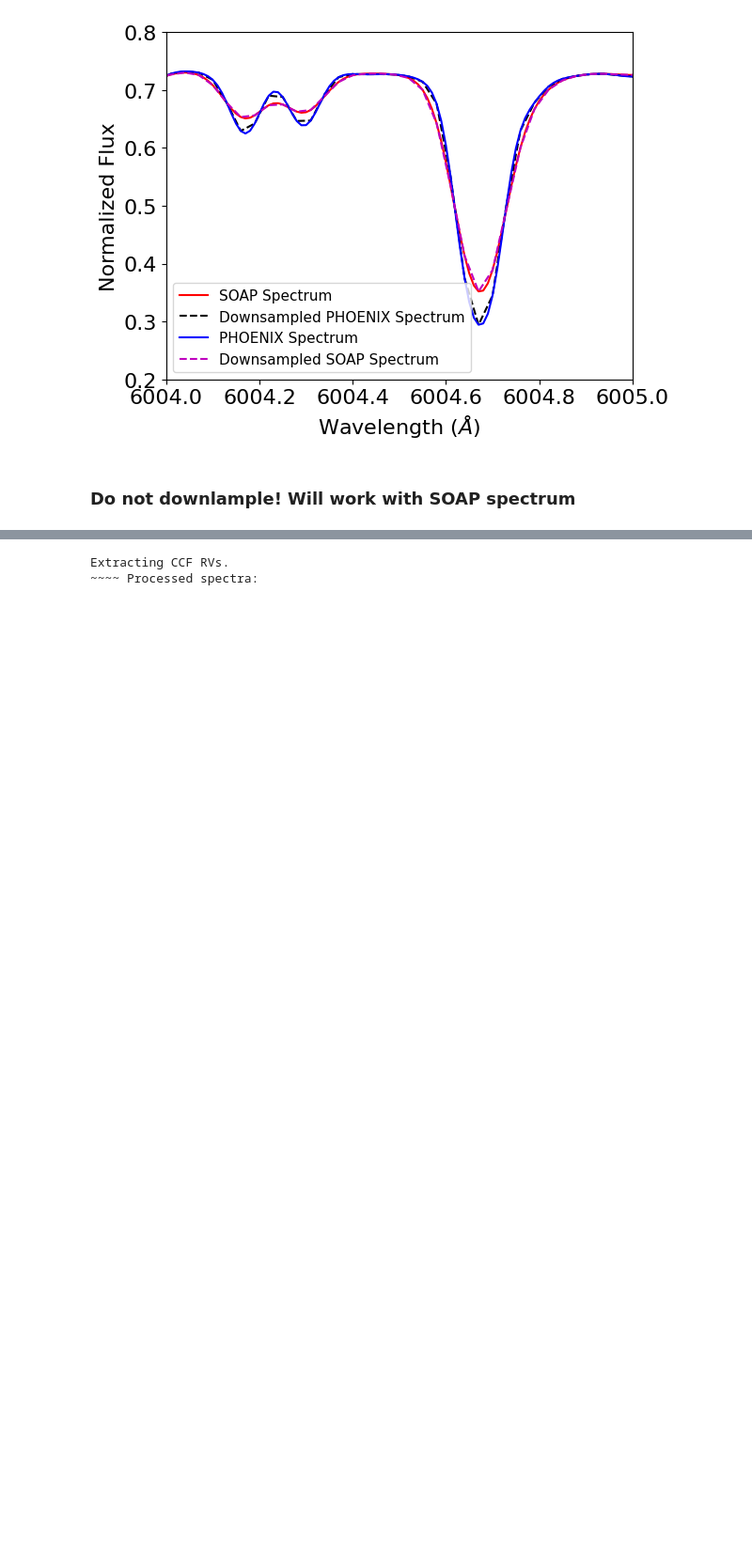
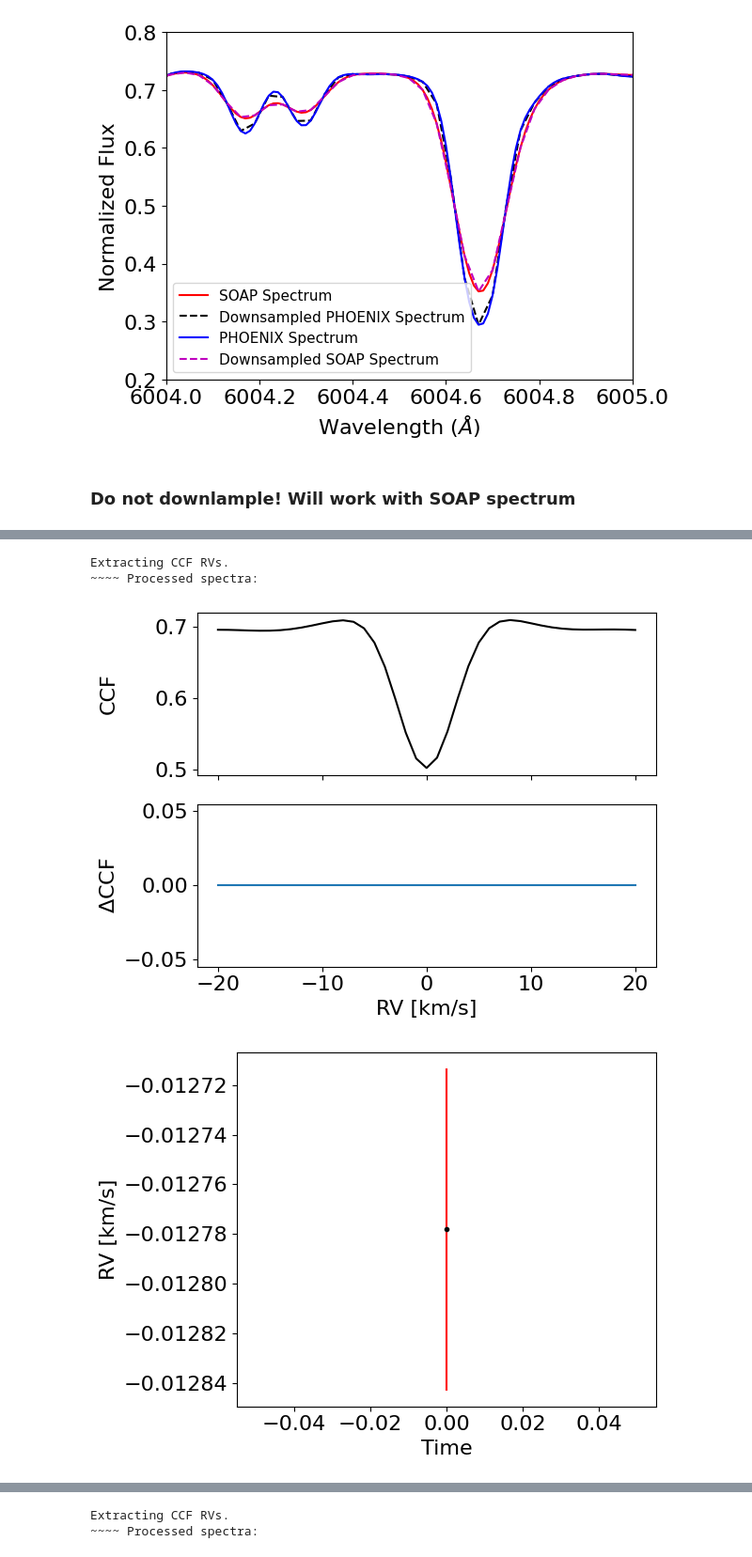
Before and after one commit to vadibekyan/DL_RV_diogo, a Jupyter notebook: integrated_star.ipynb, the cells around one changed output, grey strips where cells are left out. Shown at 94% size. Saved outputs shown, nothing was run; the diff lists cells and outputs as text; code cells hidden in the pictures; blank space fills up the shorter version.

```diff
--- a/integrated_star.ipynb
+++ b/integrated_star.ipynb
@@ -222,3 +341,43 @@ print(sorted(path.name for path in csv_input_dir.glob("*.csv")))
+# %%
+# Example: compute one CCF from one input spectrum and one mask.
+soap_50ms_arve_result = create_arve_ccf(
+    input_spectrum="./saved_spectra/csv_spectra_rv_grid/soap_rv_00_-50.0ms.csv",
+    mask_path="./saved_spectra/G5_mask.csv",
+    vrad_grid=(-20.0, 20.0, 1),
+)
+
+ccf_soap_50ms = soap_50ms_arve_result["example"]
+ccf_vrad_soap_50ms = soap_50ms_arve_result["ccf_vrad"]
+ccf_val_soap_50ms = soap_50ms_arve_result["ccf_val"]
+ccf_err_soap_50ms = soap_50ms_arve_result["ccf_err"]
+time_val_soap_50ms = soap_50ms_arve_result["time_val"]
+vrad_val_soap_50ms = soap_50ms_arve_result["vrad_val"]
+vrad_err_soap_50ms = soap_50ms_arve_result["vrad_err"]
+Nfile = len(soap_50ms_arve_result["files"])
+
+# Plot the CCF and RV results for the selected input spectrum.
+fig, axs = plt.subplots(2, sharex=True)
+axs[0].plot(ccf_vrad_soap_50ms, np.median(ccf_val_soap_50ms, axis=0), "-k")
+axs[0].set_ylabel("CCF")
+for i in range(Nfile):
+    axs[1].plot(ccf_vrad_soap_50ms, ccf_val_soap_50ms[i] - np.median(ccf_val_soap_50ms, axis=0), "-")
+axs[1].set_xlabel("RV [km/s]")
+axs[1].set_ylabel("$\Delta$CCF")
+fig.align_ylabels()
+plt.tight_layout()
+plt.show()
+
+plt.figure()
+plt.errorbar(time_val_soap_50ms, vrad_val_soap_50ms, vrad_err_soap_50ms, fmt=".", color="k", ecolor="r")
+plt.xlabel("Time")
+plt.ylabel("RV [km/s]")
+plt.tight_layout()
+plt.show()
+# %% [output]
+Extracting CCF RVs.
+~~~~ Processed spectra:
+[figure, added]
+[figure, added]
 # %%
 # Example: compute one CCF from one input spectrum and one mask.
 soap_arve_result = create_arve_ccf(
```
Also changed, not shown: parts of 9 cells of this notebook, 1 other file.
